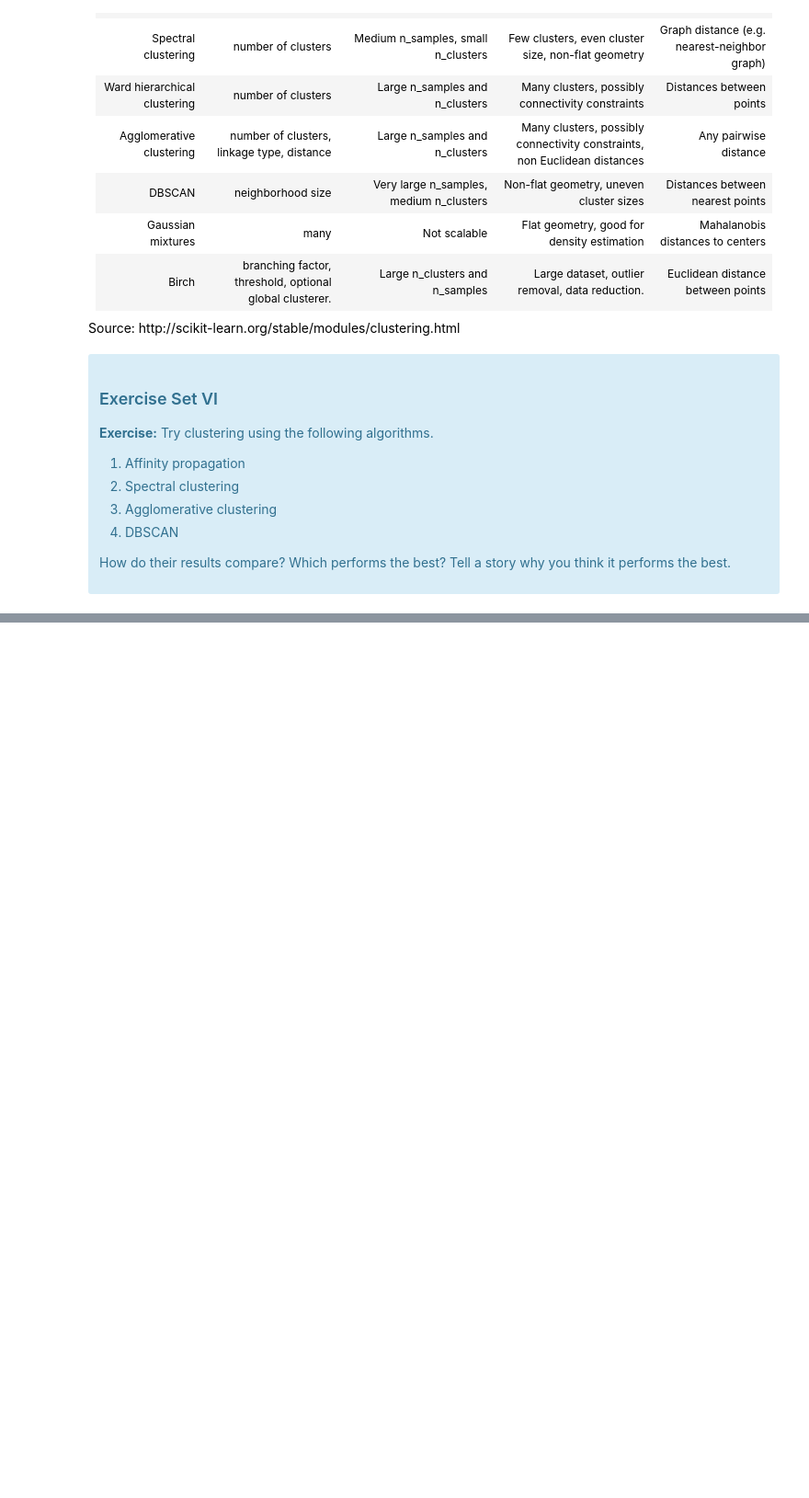
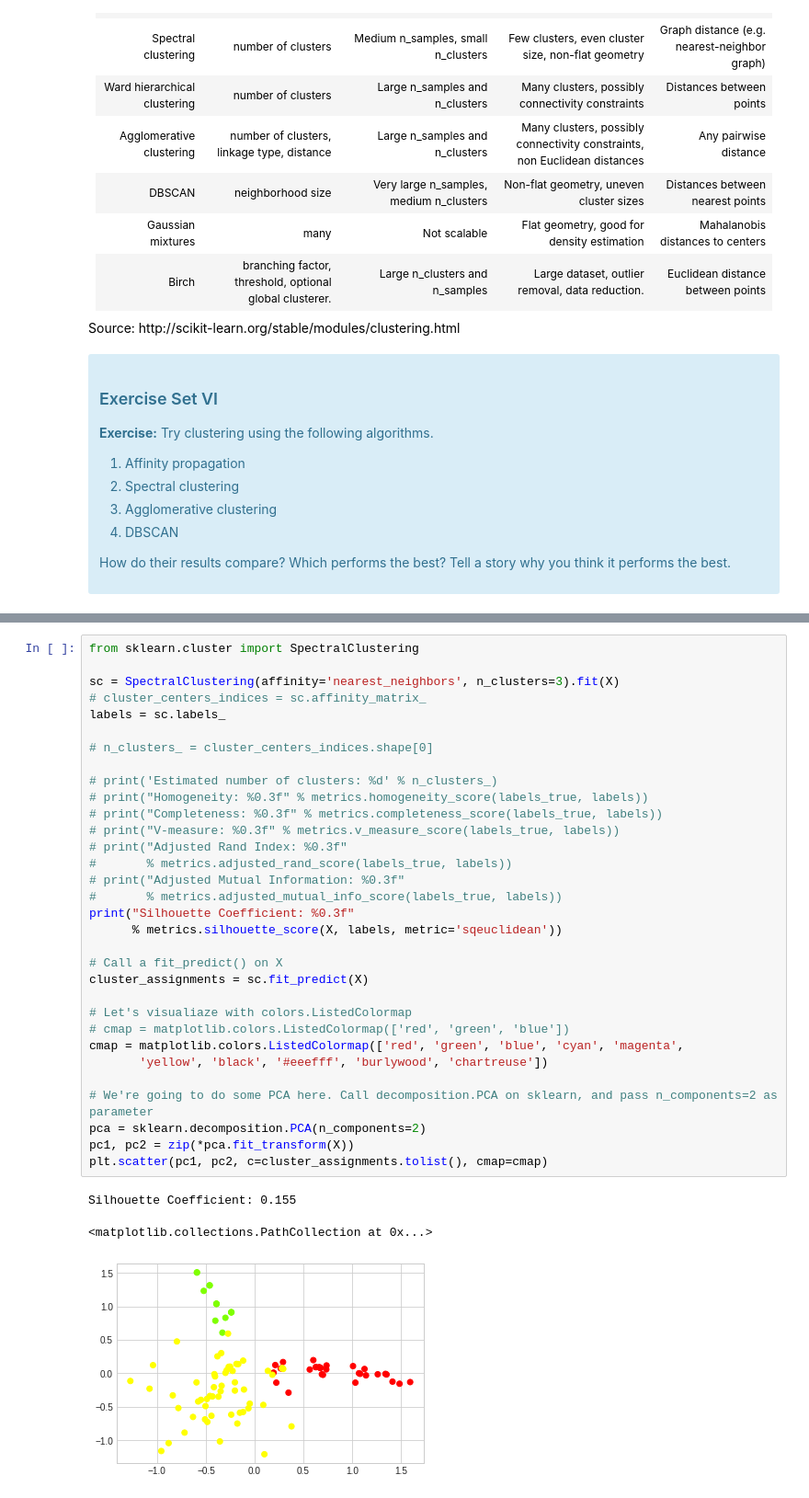
Before and after one commit to villafue/Machine_Learning_Notes, a Jupyter notebook: Unsupervised Learning/Principal Components Analysis/Clustering Case Study - Customer Segmentation with K-Means - Tier 3.ipynb, the cells around one changed output, grey strips where cells are left out. Shown: that part at 92% size. Saved outputs shown, nothing was run; the diff lists cells and outputs as text; blank space fills up the shorter version.

```diff
--- a/Unsupervised Learning/Principal Components Analysis/Clustering Case Study - Customer Segmentation with K-Means - Tier 3.ipynb
+++ b/Unsupervised Learning/Principal Components Analysis/Clustering Case Study - Customer Segmentation with K-Means - Tier 3.ipynb
@@ -659,0 +677,36 @@ plt.show()
+# %%
+from sklearn.cluster import SpectralClustering
+
+sc = SpectralClustering(affinity='nearest_neighbors', n_clusters=3).fit(X)
+# cluster_centers_indices = sc.affinity_matrix_
+labels = sc.labels_
+
+# n_clusters_ = cluster_centers_indices.shape[0]
+
+# print('Estimated number of clusters: %d' % n_clusters_)
+# print("Homogeneity: %0.3f" % metrics.homogeneity_score(labels_true, labels))
+# print("Completeness: %0.3f" % metrics.completeness_score(labels_true, labels))
+# print("V-measure: %0.3f" % metrics.v_measure_score(labels_true, labels))
+# print("Adjusted Rand Index: %0.3f"
+#       % metrics.adjusted_rand_score(labels_true, labels))
+# print("Adjusted Mutual Information: %0.3f"
+#       % metrics.adjusted_mutual_info_score(labels_true, labels))
+print("Silhouette Coefficient: %0.3f"
+      % metrics.silhouette_score(X, labels, metric='sqeuclidean'))
+
+# Call a fit_predict() on X
+cluster_assignments = sc.fit_predict(X)
+
+# Let's visualiaze with colors.ListedColormap
+# cmap = matplotlib.colors.ListedColormap(['red', 'green', 'blue'])
+cmap = matplotlib.colors.ListedColormap(['red', 'green', 'blue', 'cyan', 'magenta',
+       'yellow', 'black', '#eeefff', 'burlywood', 'chartreuse'])
+
+# We're going to do some PCA here. Call decomposition.PCA on sklearn, and pass n_components=2 as parameter
+pca = sklearn.decomposition.PCA(n_components=2)
+pc1, pc2 = zip(*pca.fit_transform(X))
+plt.scatter(pc1, pc2, c=cluster_assignments.tolist(), cmap=cmap)
+# %% [output]
+Silhouette Coefficient: 0.155
+<matplotlib.collections.PathCollection at 0x...>
+[figure, added]
```
Also changed, not shown: parts of 11 cells of this notebook.
